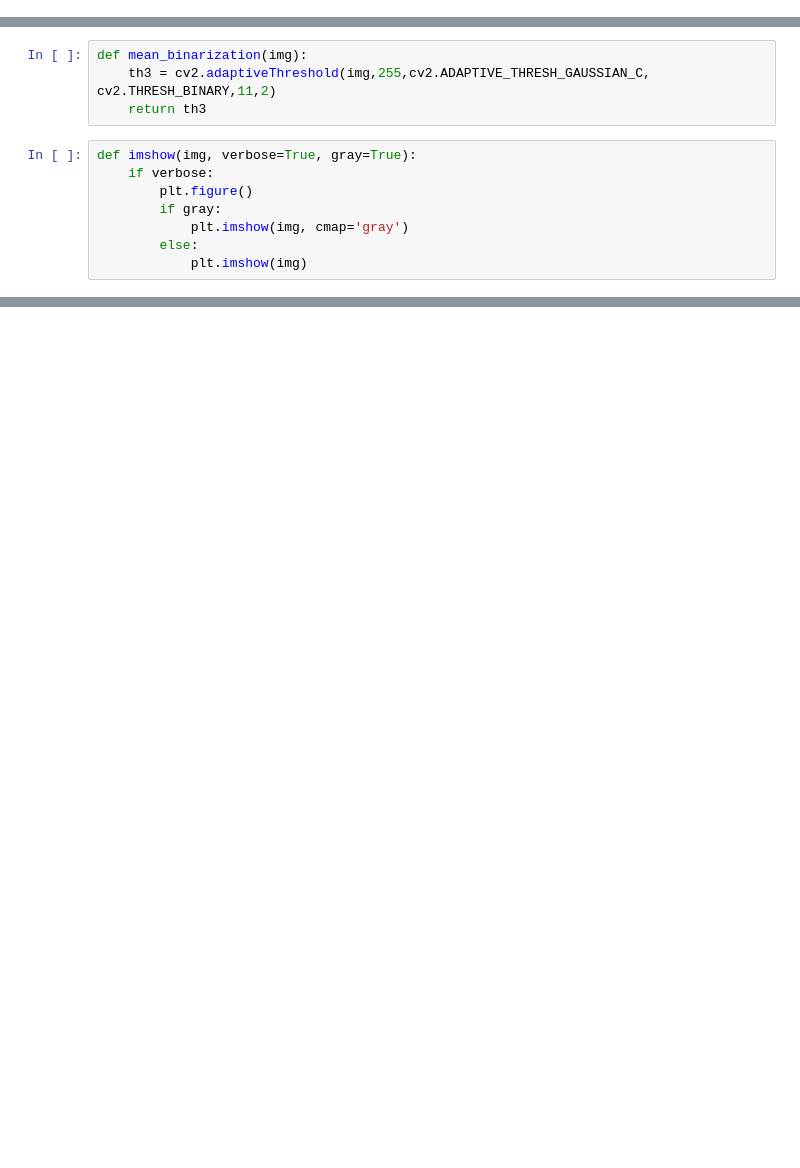
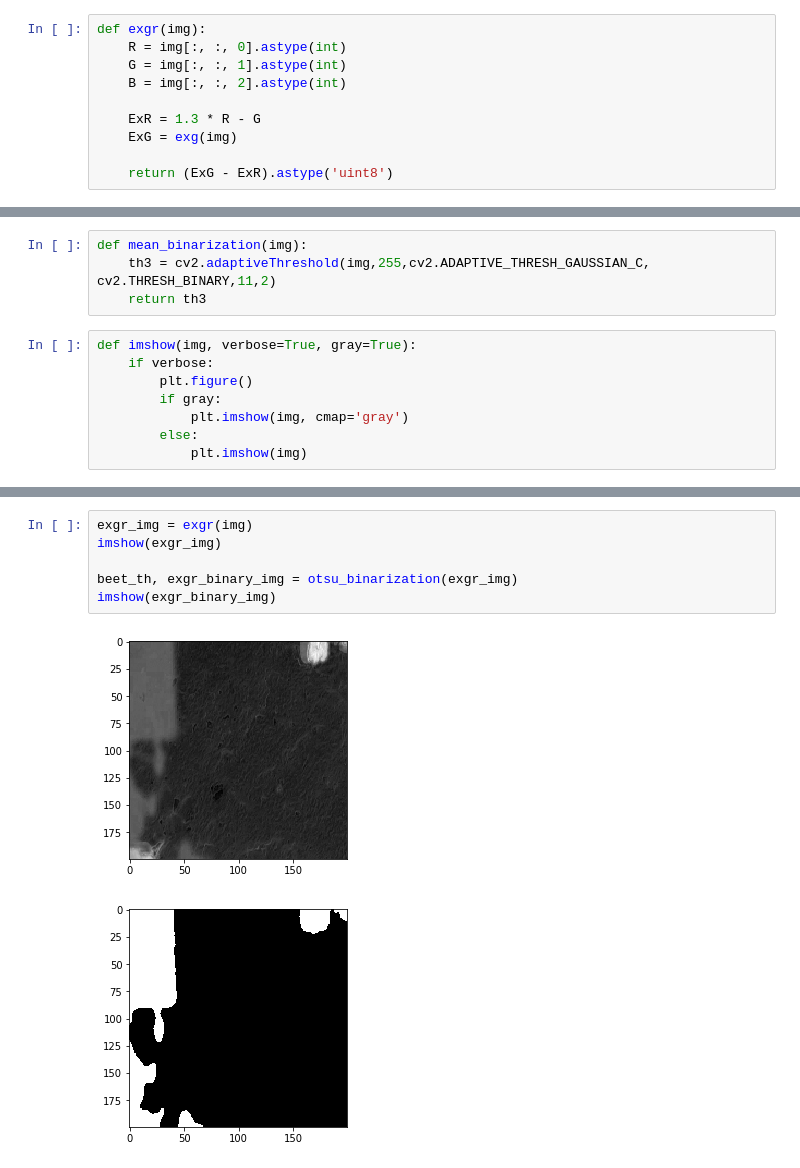
Before and after one commit to nvti/plant_detect, a Jupyter notebook: play_img_processing.ipynb, the cells around one changed output, grey strips where cells are left out. Saved outputs shown, nothing was run; the diff lists cells and outputs as text; blank space fills up the shorter version.

```diff
--- a/play_img_processing.ipynb
+++ b/play_img_processing.ipynb
@@ -25,0 +34,10 @@ def exg(img):
+# %%
+def exgr(img):
+    R = img[:, :, 0].astype(int)
+    G = img[:, :, 1].astype(int)
+    B = img[:, :, 2].astype(int)
+
+    ExR = 1.3 * R - G
+    ExG = exg(img)
+
+    return (ExG - ExR).astype('uint8')
@@ -51,0 +107,9 @@ def imshow(img, verbose=True, gray=True):
+# %%
+exgr_img = exgr(img)
+imshow(exgr_img)
+
+beet_th, exgr_binary_img = otsu_binarization(exgr_img)
+imshow(exgr_binary_img)
+# %% [output]
+[figure, added]
+[figure, added]
```
Also changed, not shown: parts of 22 cells of this notebook.
